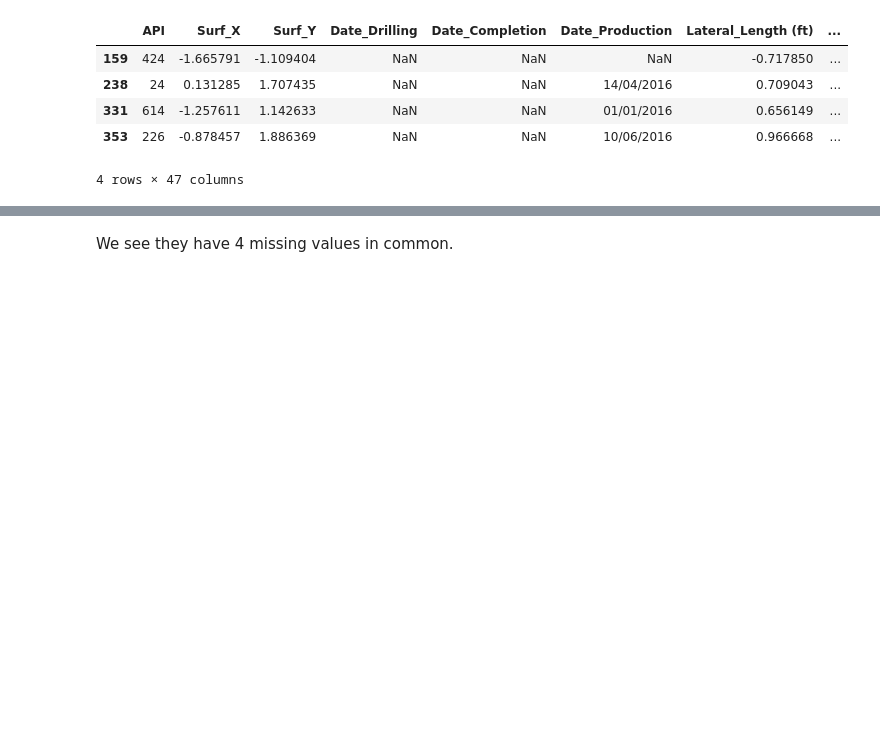
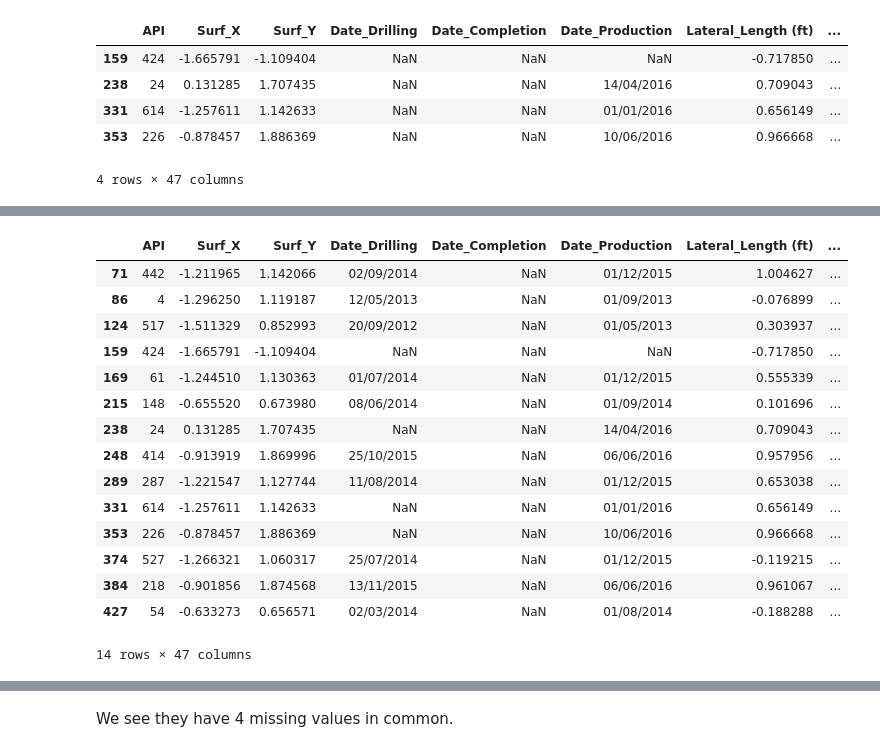
Before and after one commit to rmaliki/ProjetISA, a Jupyter notebook: Code +Data/Global Analysis of Missing Values.ipynb, the cells around one changed output, grey strips where cells are left out. Cells and saved outputs as stored; diff of their text form; code cells hidden in the pictures; blank space fills up the shorter version.

```diff
--- a/Code +Data/Global Analysis of Missing Values.ipynb
+++ b/Code +Data/Global Analysis of Missing Values.ipynb
@@ -196,0 +220,19 @@ df[missing_date]
+# %%
+df[missing[:,4]]
+# %% [output]
+|  | API | Surf_X | Surf_Y | Date_Drilling | Date_Completion | Date_Production | Lateral_Length (ft) | ... |
+| 71 | 442 | -1.211965 | 1.142066 | 02/09/2014 | NaN | 01/12/2015 | 1.004627 | ... |
+| 86 | 4 | -1.296250 | 1.119187 | 12/05/2013 | NaN | 01/09/2013 | -0.076899 | ... |
+| 124 | 517 | -1.511329 | 0.852993 | 20/09/2012 | NaN | 01/05/2013 | 0.303937 | ... |
+| 159 | 424 | -1.665791 | -1.109404 | NaN | NaN | NaN | -0.717850 | ... |
+| 169 | 61 | -1.244510 | 1.130363 | 01/07/2014 | NaN | 01/12/2015 | 0.555339 | ... |
+| 215 | 148 | -0.655520 | 0.673980 | 08/06/2014 | NaN | 01/09/2014 | 0.101696 | ... |
+| 238 | 24 | 0.131285 | 1.707435 | NaN | NaN | 14/04/2016 | 0.709043 | ... |
+| 248 | 414 | -0.913919 | 1.869996 | 25/10/2015 | NaN | 06/06/2016 | 0.957956 | ... |
+| 289 | 287 | -1.221547 | 1.127744 | 11/08/2014 | NaN | 01/12/2015 | 0.653038 | ... |
+| 331 | 614 | -1.257611 | 1.142633 | NaN | NaN | 01/01/2016 | 0.656149 | ... |
+| 353 | 226 | -0.878457 | 1.886369 | NaN | NaN | 10/06/2016 | 0.966668 | ... |
+| 374 | 527 | -1.266321 | 1.060317 | 25/07/2014 | NaN | 01/12/2015 | -0.119215 | ... |
+| 384 | 218 | -0.901856 | 1.874568 | 13/11/2015 | NaN | 06/06/2016 | 0.961067 | ... |
+| 427 | 54 | -0.633273 | 0.656571 | 02/03/2014 | NaN | 01/08/2014 | -0.188288 | ... |
+14 rows × 47 columns
```
Also changed, not shown: parts of 4 cells of this notebook.
